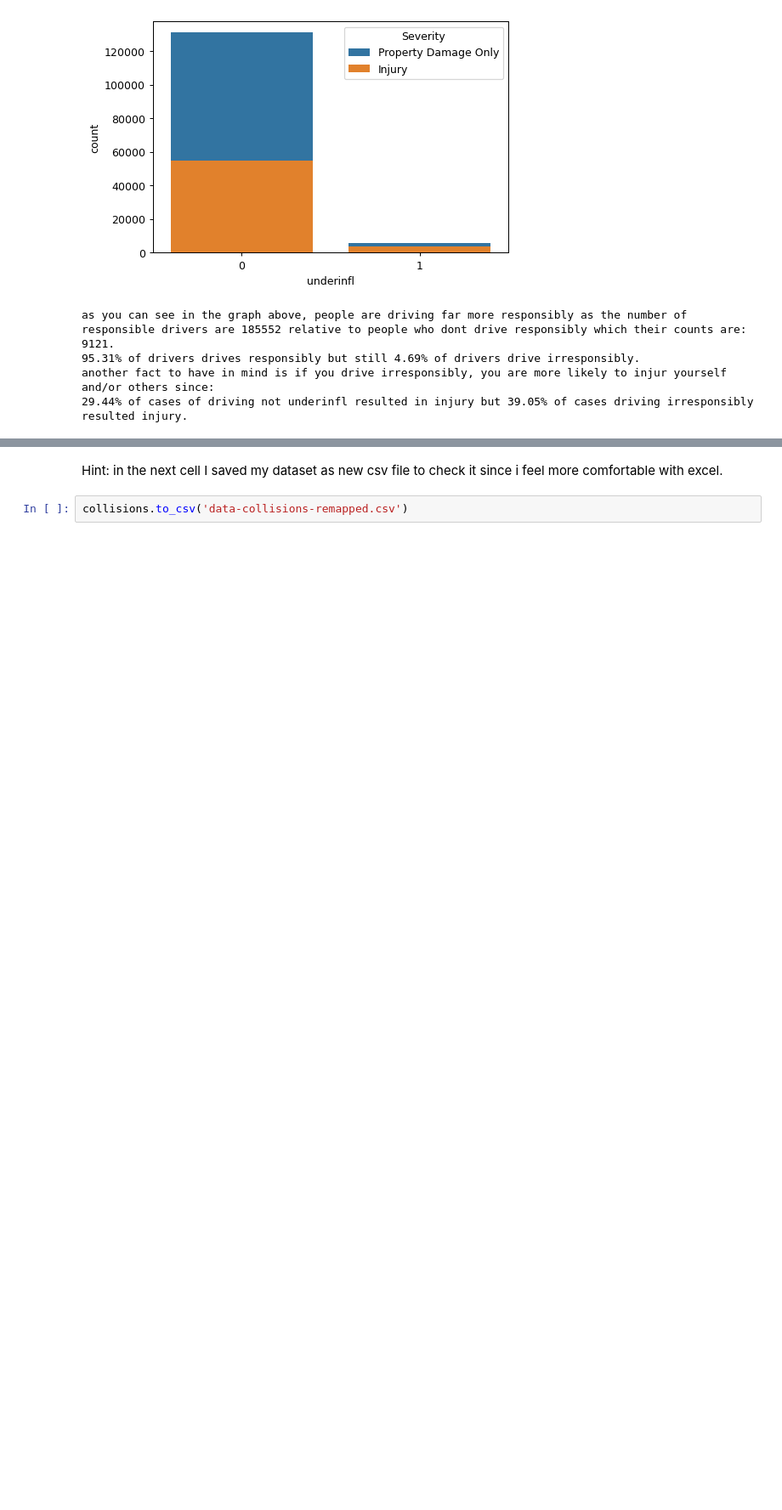
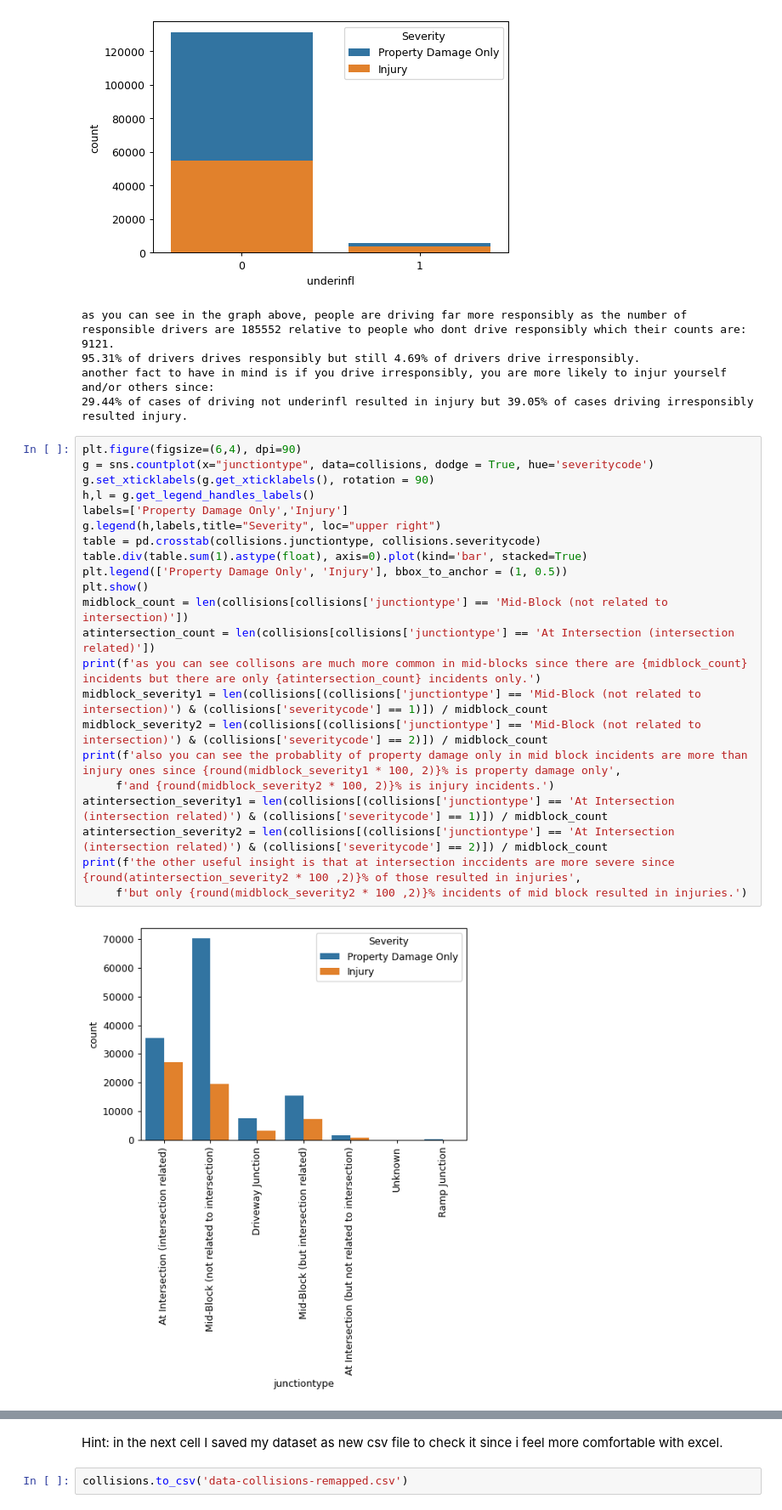
Before and after one commit to RaminFerdos/Coursera_Capstone, a Jupyter notebook: Coursera-Capstone-Collision Dataset.ipynb, the cells around one changed output, grey strips where cells are left out. Shown at 85% size. Saved outputs shown, nothing was run; the diff lists cells and outputs as text; blank space fills up the shorter version.

Commit message:
Data Exploration , Finalizing
Completed data exploration and finalizing the project with Reciever operating Characteristics

```diff
--- a/Coursera-Capstone-Collision Dataset.ipynb
+++ b/Coursera-Capstone-Collision Dataset.ipynb
@@ -251,3 +268,27 @@ as you can see in the graph above, people are driving far more responsibly as th
 95.31% of drivers drives responsibly but still 4.69% of drivers drive irresponsibly.
 another fact to have in mind is if you drive irresponsibly, you are more likely to injur yourself and/or others since:
 29.44% of cases of driving not underinfl resulted in injury but 39.05% of cases driving irresponsibly resulted injury.
+# %%
+plt.figure(figsize=(6,4), dpi=90)
+g = sns.countplot(x="junctiontype", data=collisions, dodge = True, hue='severitycode')
+g.set_xticklabels(g.get_xticklabels(), rotation = 90)
+h,l = g.get_legend_handles_labels()
+labels=['Property Damage Only','Injury']
+g.legend(h,labels,title="Severity", loc="upper right")
+table = pd.crosstab(collisions.junctiontype, collisions.severitycode)
+table.div(table.sum(1).astype(float), axis=0).plot(kind='bar', stacked=True)
+plt.legend(['Property Damage Only', 'Injury'], bbox_to_anchor = (1, 0.5))
+plt.show()
+midblock_count = len(collisions[collisions['junctiontype'] == 'Mid-Block (not related to intersection)'])
+atintersection_count = len(collisions[collisions['junctiontype'] == 'At Intersection (intersection related)'])
+print(f'as you can see collisons are much more common in mid-blocks since there are {midblock_count} incidents but there are only {atintersection_count} incidents only.')
+midblock_severity1 = len(collisions[(collisions['junctiontype'] == 'Mid-Block (not related to intersection)') & (collisions['severitycode'] == 1)]) / midblock_count
+midblock_severity2 = len(collisions[(collisions['junctiontype'] == 'Mid-Block (not related to intersection)') & (collisions['severitycode'] == 2)]) / midblock_count
+print(f'also you can see the probablity of property damage only in mid block incidents are more than injury ones since {round(midblock_severity1 * 100, 2)}% is property damage only',
+     f'and {round(midblock_severity2 * 100, 2)}% is injury incidents.')
+atintersection_severity1 = len(collisions[(collisions['junctiontype'] == 'At Intersection (intersection related)') & (collisions['severitycode'] == 1)]) / midblock_count
+atintersection_severity2 = len(collisions[(collisions['junctiontype'] == 'At Intersection (intersection related)') & (collisions['severitycode'] == 2)]) / midblock_count
+print(f'the other useful insight is that at intersection inccidents are more severe since {round(atintersection_severity2 * 100 ,2)}% of those resulted in injuries',
+     f'but only {round(midblock_severity2 * 100 ,2)}% incidents of mid block resulted in injuries.')
+# %% [output]
+[figure, added]
```
Also changed, not shown: parts of 19 cells of this notebook.
